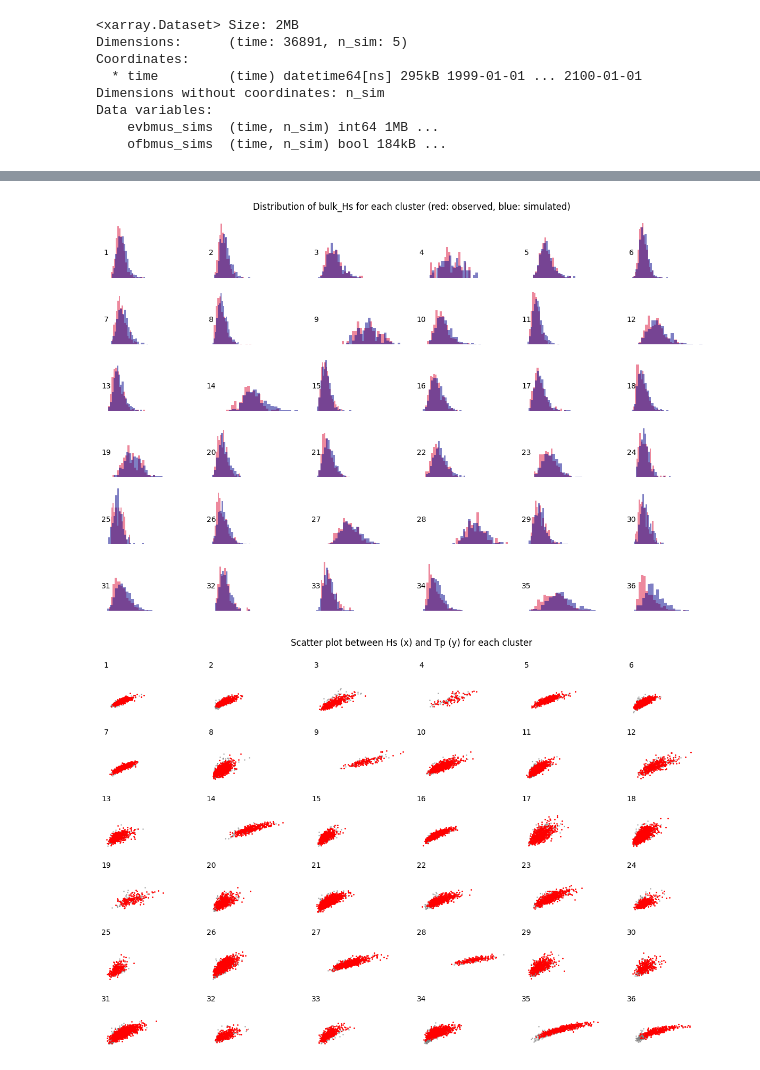
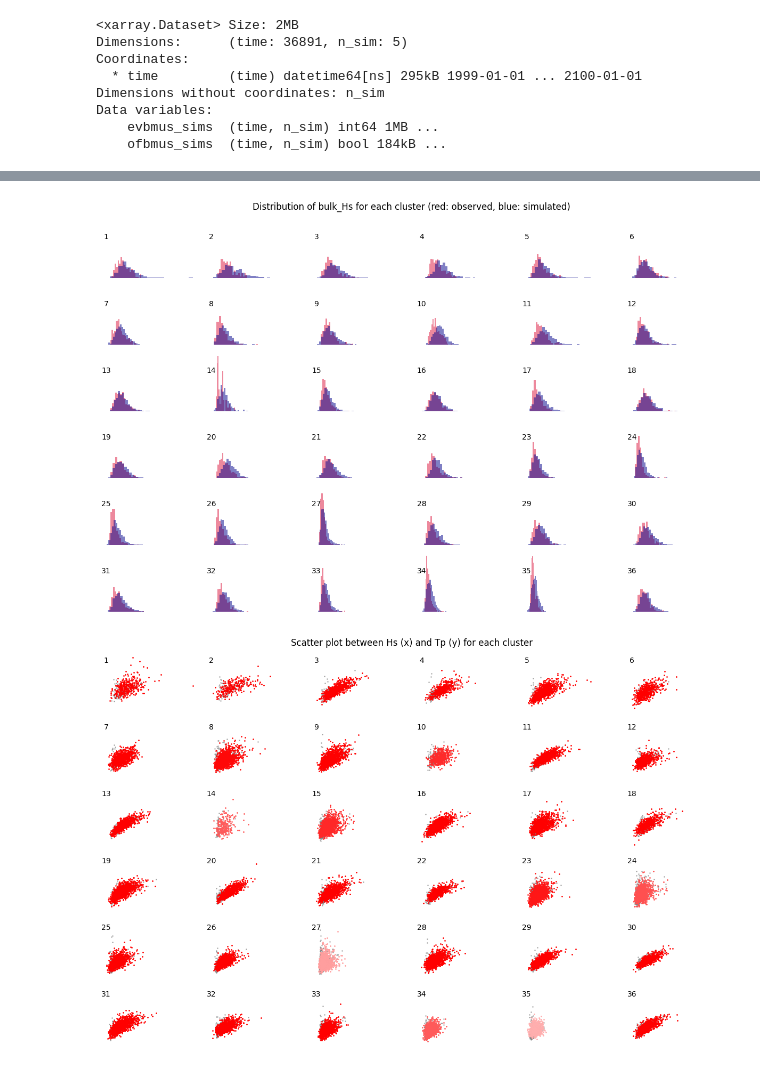
Before and after one commit to GeoOcean/BlueMath, a Jupyter notebook: climate_services/probabilistic/MUSCLE_procoast25/04_Emulator.ipynb, the cells around one changed output, grey strips where cells are left out. Saved outputs shown, nothing was run; the diff lists cells and outputs as text; code cells hidden in the pictures.

```diff
--- a/climate_services/probabilistic/MUSCLE_procoast25/04_Emulator.ipynb
+++ b/climate_services/probabilistic/MUSCLE_procoast25/04_Emulator.ipynb
@@ -123,7 +131,7 @@ for cluster, ax in enumerate(axes.flatten()):
     predictand.isel(time=predictand.groupby("bmus").groups.get(cluster + 1))[
         var_to_plot
     ].plot.hist(ax=ax, density=True, alpha=0.5, bins=20, color="crimson")
-    simulated_waves.isel(time=simulated_waves.groupby("DWT").groups.get(cluster + 1))[
+    simulated_waves.isel(time=simulated_waves.sel(n_sim=0).groupby("DWT").groups.get(cluster + 1))[
         var_to_plot
     ].plot.hist(ax=ax, density=True, alpha=0.5, bins=20, color="darkblue")
     ax.axis("off")
@@ -137,37 +145,37 @@ for cluster, ax in enumerate(axes.flatten()):
 plt.subplots_adjust(top=0.9)
 plt.tight_layout()
 # %% [output]
-[figure, old version]
+[figure, new version]
 # %%
 import matplotlib.colors as mcolors
 import numpy as np
 
 cmap = plt.cm.get_cmap("bwr")
 norm = mcolors.Normalize(vmin=-0.5, vmax=0.5)
 # Get correlation values
 corr_values = np.array([ce.sigma[cluster][0]["corr"][0, 1] for cluster in range(1, 37)])
 # Get colors for the correlation values
 corr_values_colors = [cmap(norm(value)) for value in corr_values]
 # Plot the correlation values
 fig, axes = plt.subplots(6, 6, figsize=(12, 8), sharex=True, sharey=True)
 for cluster, ax in enumerate(axes.flatten()):
     predictand.isel(
         time=predictand.groupby("bmus").groups.get(cluster + 1)
     ).plot.scatter(ax=ax, x="bulk_Hs", y="bulk_Tp", s=1, color="grey", alpha=0.5)
     simulated_waves.isel(
-        time=simulated_waves.groupby("DWT").groups.get(cluster + 1)
+        time=simulated_waves.sel(n_sim=0).groupby("DWT").groups.get(cluster + 1)
     ).plot.scatter(
         ax=ax, x="bulk_Hs", y="bulk_Tp", s=1, color=corr_values_colors[cluster]
     )
     ax.axis("off")
     ax.text(0, 20, f"{cluster + 1}", fontsize=10, ha="center", va="center")
 fig.suptitle(
     "Scatter plot between Hs (x) and Tp (y) for each cluster",
     fontsize=12,
     ha="center",
     va="top",
 )
 plt.subplots_adjust(top=0.9)
 plt.tight_layout()
 # %% [output]
-[figure, old version]
+[figure, new version]
```
Also changed, not shown: parts of 7 cells of this notebook, 13 other files.
